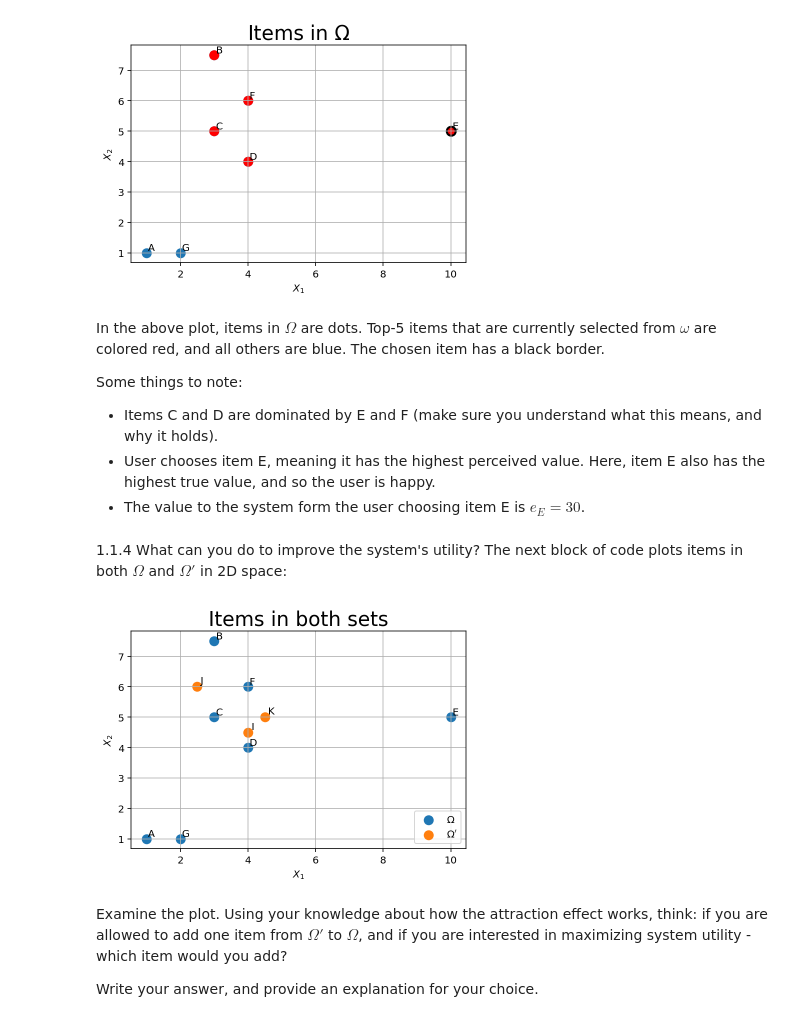
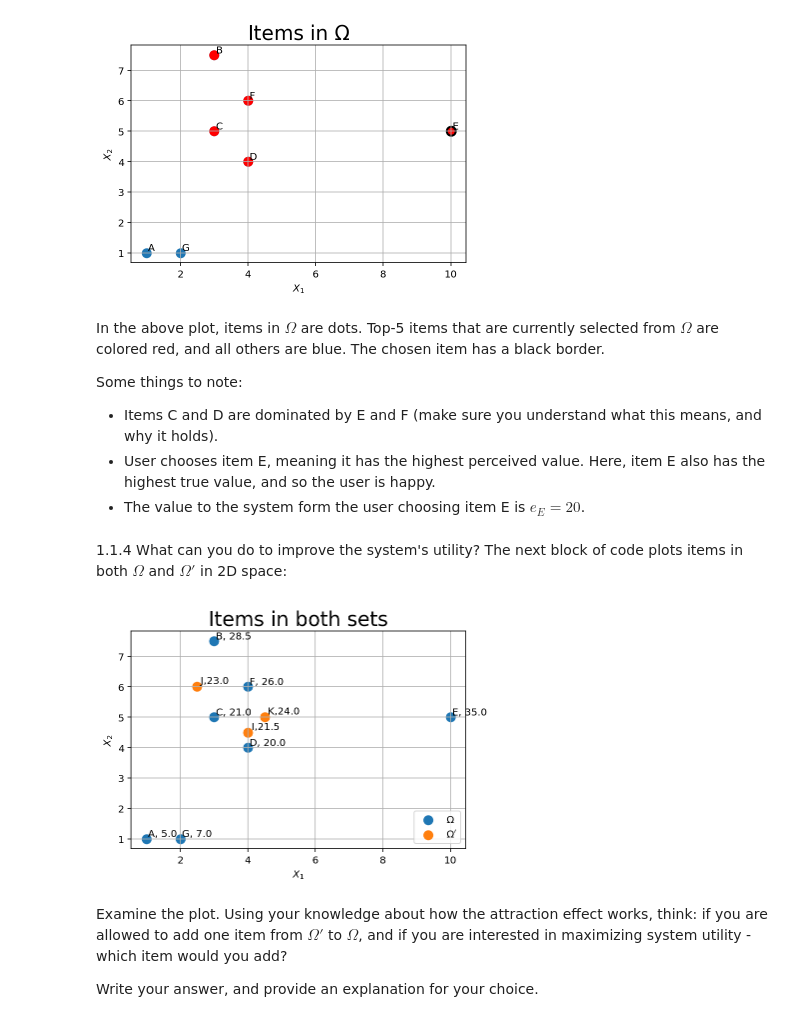
Before and after one commit to nitaifingerhut/cs236608, a Jupyter notebook: hw2/WS2.ipynb, the cells around one changed output. Saved outputs shown, nothing was run; the diff lists cells and outputs as text; code cells hidden in the pictures.

```diff
--- a/hw2/WS2.ipynb
+++ b/hw2/WS2.ipynb
@@ -271,20 +301,29 @@ The parameter $\alpha$ of the user value function is:
 and what item the user chooses. Make sure you understand what the code does.
 # %%
 # Our data:
-omega = np.array([[1,3,3,4,10,4,2],[1,7.5,5,4,5,6,1]])  # Set of 7 items from omega: A..G
-E_s = np.array([10, 20, 30, 40, 30, 80,100])
+omega = np.array(
+    [[1,  3,    3,  4,  10, 4,  2],
+     [1,  7.5,  5,  4,  5,  6,  1]]
+)  # Set of 7 items from omega: A..G
 
-omega_tag = np.array([[4,2.5,4.5],[4.5,6,5]])
-E_s_tag = np.array([5, 8, 3])
+E_s = np.array(
+    [10, 20, 30, 40, 30, 80,100]
+)
 
-alpha = [1, 9] # rational user attributes
+omega_tag = np.array(
+    [[4,    2.5,  4.5],
+     [4.5,  6,    5]]
+)
+
+E_s_tag = np.array(
+    [5, 8, 3]
+)
+
+alpha = [2, 3] # rational user attributes
 
 alpha_attr = 3   # attraction coefficient
 
-a_user = AttractionUserModel(
-    beta_h=np.array(alpha),
-    alpha_attr=alpha_attr,
-)
+a_user = AttractionUserModel( beta_h=np.array(alpha), alpha_attr=alpha_attr)
 # %%
 def rec_and_choose(omega, alpha):
   # system computes user values
@@ -343,46 +382,48 @@ plot_omega(omega, top_5, chosen)
 # %% [output]
 [figure]
 # %% [markdown]
-In the above plot, items in $\Omega$ are dots. Top-5 items that are currently selected from $\omega$ are colored red, and all others are blue. The chosen item has a black border.
+In the above plot, items in $\Omega$ are dots. Top-5 items that are currently selected from $\Omega$ are colored red, and all others are blue. The chosen item has a black border.
 
 Some things to note:
 * Items C and D are dominated by E and F (make sure you understand what this means, and why it holds).
 * User chooses item E, meaning it has the highest perceived value. Here, item E also has the highest true value, and so the user is happy.
-* The value to the system form the user choosing item E is $e_E=30$.
+* The value to the system form the user choosing item E is $e_E=20$.
 # %% [markdown]
 1.1.4
 What can you do to improve the system's utility?
 The next block of code plots items in both $\Omega$ and $\Omega'$ in 2D space:
 # %%
+omega_tag_rational_user_val = omega_tag[0,:]*alpha[0] + omega_tag[1,:]*alpha[1]
+
 def plot_two_sets(omega,omega_tag):
   area = 20
 
   fig, ax = plt.subplots()
   ax.scatter(omega[0,:], omega[1,:], s=80,label="$\Omega$")
   plt.title('Items in both sets', fontsize=20)
   plt.xlabel('$X_1$')
   plt.ylabel('$X_2$')
   plt.grid()
   # inspect set of decoyes
   ax.scatter(omega_tag[0,:],omega_tag[1,:], s=80, label="$\Omega'$")
   plt.legend(loc='lower right')
 
 
   # add annotations and print user values
   S_len = omega.shape[1]
   Sw_s = S_len + 1
   Sw_len = Sw_s + omega_tag.shape[1]
   for i, txt in enumerate(string.ascii_uppercase[:S_len]):
-      ax.annotate(txt, (omega[0,:][i]+0.05, omega[1,:][i]+0.07))
+      ax.annotate(f'{txt}, {rantional_user_val[i]}', (omega[0,:][i]+0.05, omega[1,:][i]+0.07))
 
   for i, txt in enumerate(string.ascii_uppercase[Sw_s:Sw_len]):
-      ax.annotate(txt, (omega_tag[0,:][i]+0.1, omega_tag[1,:][i]+0.1))
+      ax.annotate(f'{txt},{omega_tag_rational_user_val[i]}', (omega_tag[0,:][i]+0.1, omega_tag[1,:][i]+0.1))
 
   return
 
 plot_two_sets(omega,omega_tag)
 # %% [output]
-[figure, old version]
+[figure, new version]
 # %% [markdown]
 Examine the plot. Using your knowledge about how the attraction effect works, think: if you are allowed to add one item from $\Omega'$ to $\Omega$, and if you are interested in maximizing system utility - which item would you add?
 
```
Also changed, not shown: parts of 59 cells of this notebook, 2 other files.
